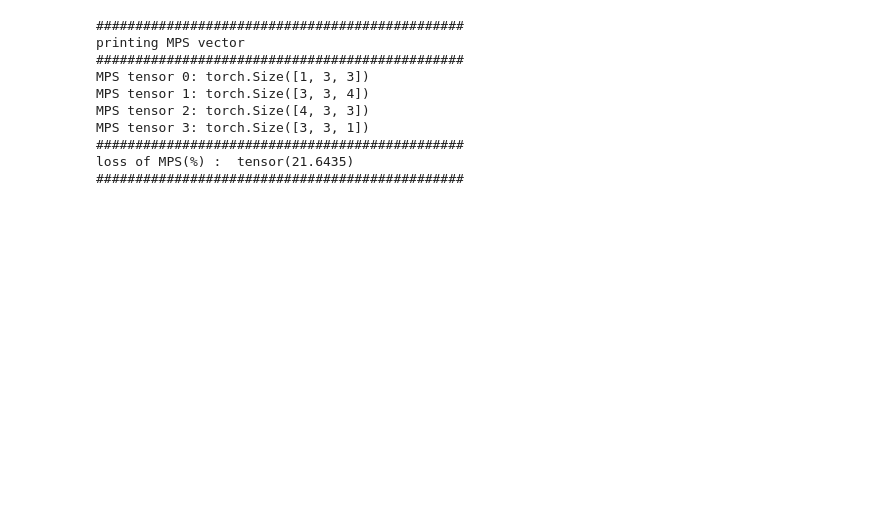
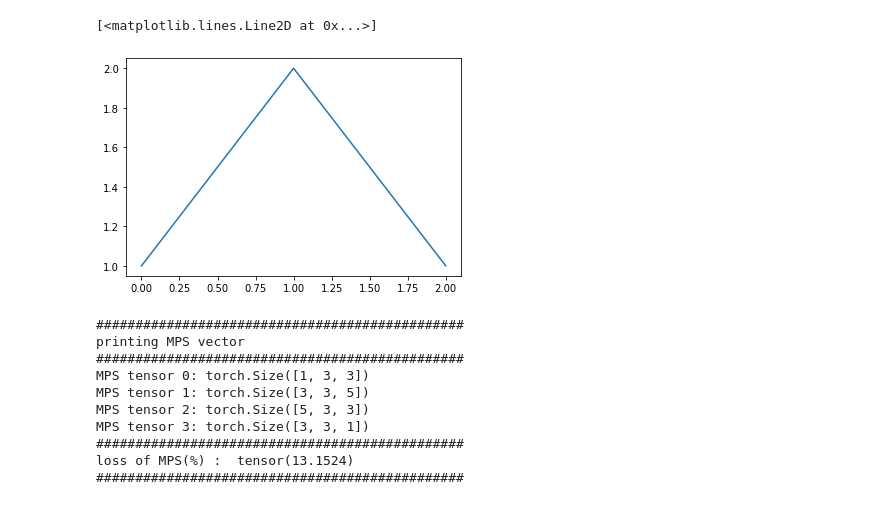
Before and after one commit to SNUQuantums/TensorNetwork_study_2023_1, a Jupyter notebook: Personal/Seongmin/Untitled.ipynb, the cells around one changed output. Saved outputs shown, nothing was run; the diff lists cells and outputs as text; code cells hidden in the pictures; blank space fills up the shorter version.

```diff
--- a/Personal/Seongmin/Untitled.ipynb
+++ b/Personal/Seongmin/Untitled.ipynb
@@ -1 +1,7 @@
+# %%
+from matplotlib import pyplot as plt
+plt.plot([1,2,1])
+# %% [output]
+[<matplotlib.lines.Line2D at 0x...>]
+[figure, added]
 # %%
@@ -58,7 +359,7 @@ def PrintMPS(mps):
 psi = torch.rand(3**4) + 1j * torch.rand(3**4)
 
 # 양자 상태 벡터를 MPS로 변환
-mps_tensors = tensor_to_mps(psi, 3, max_bond_dim=4,Print=True)
+mps_tensors = tensor_to_mps(psi, 3, max_bond_dim=5,Print=True)
 
 # MPS 텐서 출력
 #PrintMPS(mps_tensors)
@@ -72,7 +373,7 @@ mps_tensors = [
 ]
 
 # MPS 텐서들을 contract합니다.
-result = contract_mps(tensor_to_mps(psi, 3, max_bond_dim=7))
+#result = contract_mps(tensor_to_mps(psi, 3, max_bond_dim=5,Print=True))
 #print('loss of MPS')
 #print(torch.sum(torch.abs(result.flatten() - psi.flatten()))/torch.sum(torch.abs(psi.flatten())))
 # %% [output]
@@ -80,9 +381,9 @@ result = contract_mps(tensor_to_mps(psi, 3, max_bond_dim=7))
 printing MPS vector
 ###############################################
 MPS tensor 0: torch.Size([1, 3, 3])
-MPS tensor 1: torch.Size([3, 3, 4])
-MPS tensor 2: torch.Size([4, 3, 3])
+MPS tensor 1: torch.Size([3, 3, 5])
+MPS tensor 2: torch.Size([5, 3, 3])
 MPS tensor 3: torch.Size([3, 3, 1])
 ###############################################
-loss of MPS(%) :  tensor(21.6435)
+loss of MPS(%) :  tensor(13.1524)
 ###############################################
```
Also changed, not shown: parts of 7 cells of this notebook.
